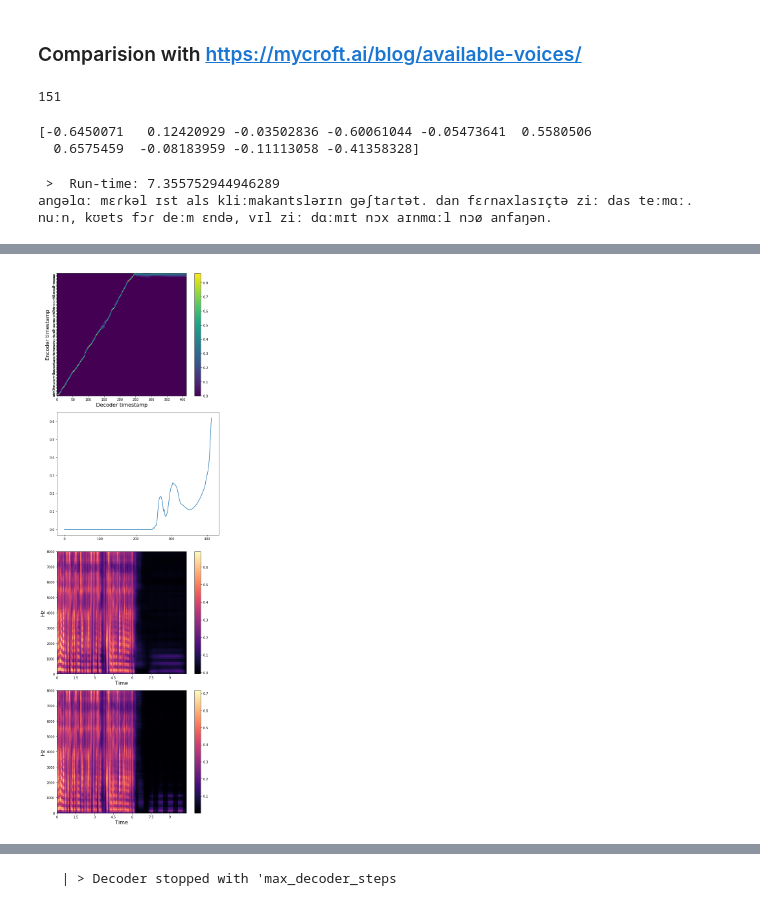
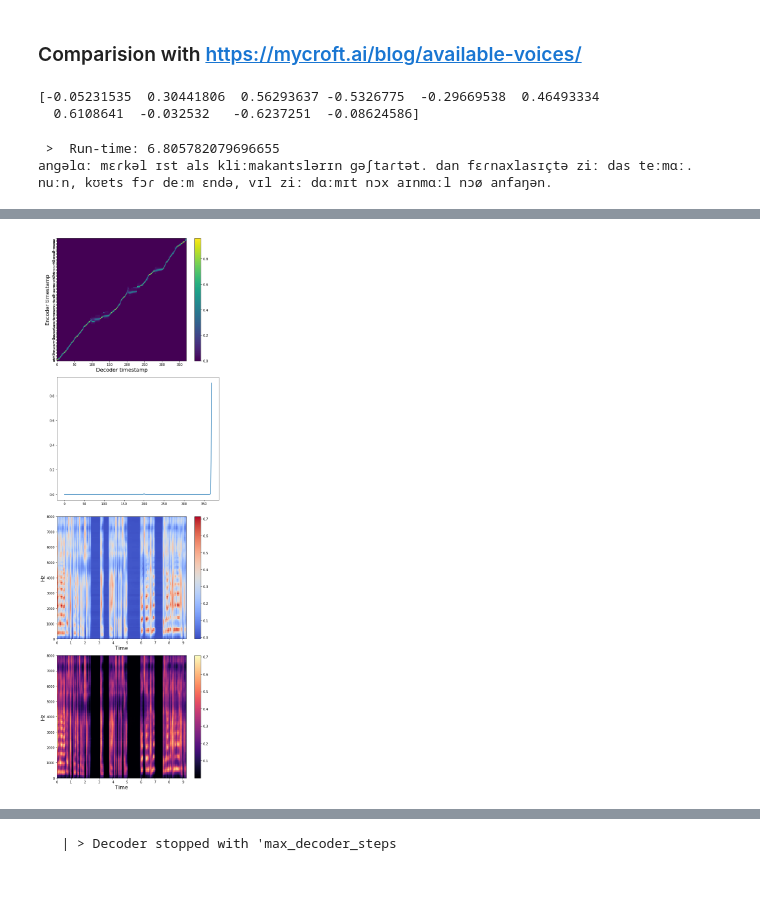
Before and after one commit to twerkmeister/oldtts, a Jupyter notebook: notebooks/GST Playground.ipynb, the cells around one changed output, grey strips where cells are left out. Saved outputs shown, nothing was run; the diff lists cells and outputs as text; code cells hidden in the pictures.

```diff
--- a/notebooks/GST Playground.ipynb
+++ b/notebooks/GST Playground.ipynb
@@ -76,8 +72,8 @@ def tts(model, text, CONFIG, use_cuda, ap, token_scores, speaker_id, language, u
     return alignment, mel_postnet_spec, stop_tokens, waveform
 # %%
 # Set constants
-ROOT_PATH = '/Users/thomas/workspace/playground/gstmdms_new/laozi_german_long'
-MODEL_PATH = ROOT_PATH + '/checkpoint_850000.pth.tar'
+ROOT_PATH = '/Users/thomas/workspace/playground/taco/german_long/'
+MODEL_PATH = ROOT_PATH + '/checkpoint_880000.pth.tar'
 CONFIG_PATH = ROOT_PATH + '/config.json'
 OUT_FOLDER = ROOT_PATH + '/out'
 CONFIG = load_config(CONFIG_PATH)
@@ -261,22 +258,21 @@ CONFIG.phoneme_language = "de"
 # %%
 
 # sentence = "Seine Fuerenden Berater hatten Donald Tramp seit Wochen beschworen berichteten US-Medien, Lassen Sie das mit den Zoellen bleiben!"
-sentence = "Ohne Oel wird das ganze nichts, stoehnte der Admiral, der seit langem auf Nachschub wartete, und ungeduldig wurde."
+# sentence = "Ja, so wird das ganze nichts, stoehnte der Admiral, der seit langem auf Nachschub wartete, und ungeduldig wurde."
 # sentence = "Eine ähnliche Situation, das heißt ähnlich schlechte Situation, kam für den alten Fritz auf."
 sentence = "Angela Merkel ist als Klimakanzlerin gestartet. Dann vernachlässigte sie das Thema. Nun, kurz vor dem Ende, will sie damit noch einmal neu anfangen."
+# sentence = "Nun ist der Spieltempel pleite, und manchen Dorfbewohnern fehlt das Geld zum Essen."
-# %% [output]
-151
 # %%
-token_scores=get_scores(f1)
+token_scores=get_scores(f_positive)
 print(token_scores)
-align, spec, stop_tokens, wav = tts(model, sentence, CONFIG, use_cuda, ap, token_scores, 0, "de", use_gl=use_gl, figures=True)
+align, spec, stop_tokens, wav = tts(model, sentence, CONFIG, use_cuda, ap, -token_scores, 3, "de", use_gl=use_gl, figures=True)
 # %% [output]
-[-0.6450071   0.12420929 -0.03502836 -0.60061044 -0.05473641  0.5580506
-  0.6575459  -0.08183959 -0.11113058 -0.41358328]
+[-0.05231535  0.30441806  0.56293637 -0.5326775  -0.29669538  0.46493334
+  0.6108641  -0.032532   -0.6237251  -0.08624586]
- >  Run-time: 7.355752944946289
+ >  Run-time: 6.805782079696655
 anɡəlɑː mɛɾkəl ɪst als kliːmakantslərɪn ɡəʃtaɾtət. dan fɛɾnaxlasɪçtə ziː das teːmɑː. nuːn, kʊɐts fɔɾ deːm ɛndə, vɪl ziː dɑːmɪt nɔx aɪnmɑːl nɔø anfaŋən.
 [interactive output not drawn]
-[figure, old version]
+[figure, new version]
 # %%
 token_scores=get_scores(f_positive)
 print(token_scores)
```
Also changed, not shown: parts of 9 cells of this notebook, 6 other files.
